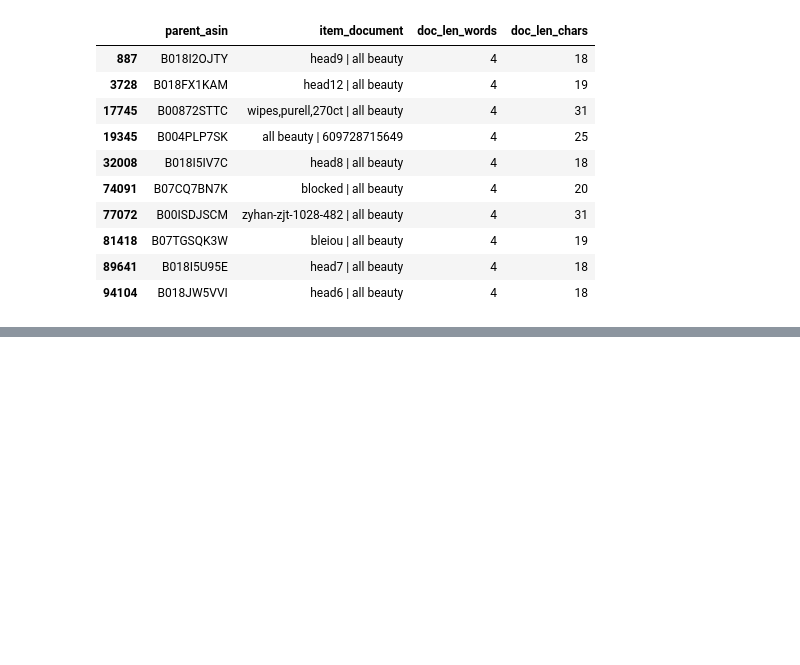
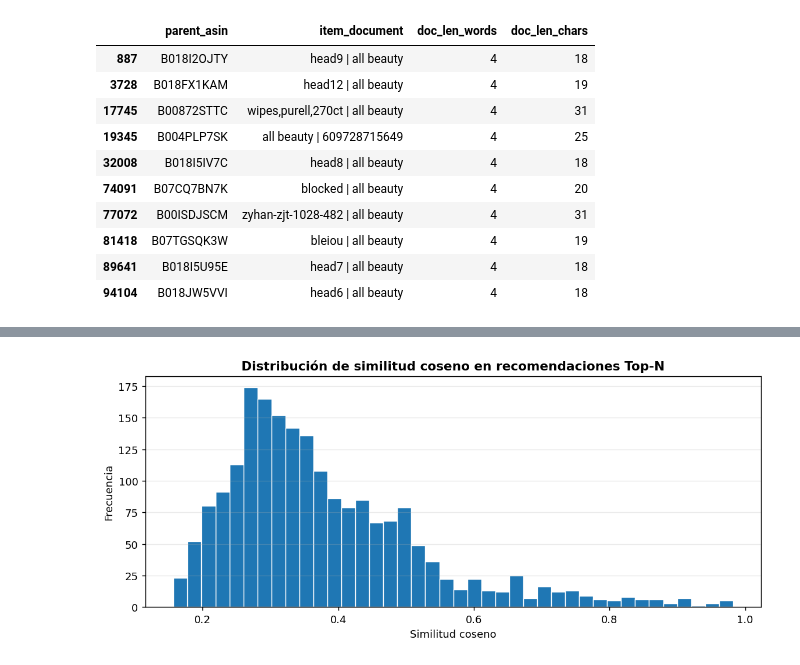
Before and after one commit to jwyangyin/TFM, a Jupyter notebook: TFM_Notebook_2_(Master_Data_Science)_Sistema_de_recomendación_basado_en_contenido_(Content_Based_Filtering).ipynb, the cells around one changed output, grey strips where cells are left out. Saved outputs shown, nothing was run; the diff lists cells and outputs as text; code cells hidden in the pictures; blank space fills up the shorter version.

```diff
--- a/TFM_Notebook_2_(Master_Data_Science)_Sistema_de_recomendación_basado_en_contenido_(Content_Based_Filtering).ipynb
+++ b/TFM_Notebook_2_(Master_Data_Science)_Sistema_de_recomendación_basado_en_contenido_(Content_Based_Filtering).ipynb
@@ -1853,0 +2037,12 @@ asimétrica, con muchos valores bajos y una cola derecha que concentre los ítem
+# %%
+# Histograma de similitudes:
+plt.figure(figsize=(9, 4), dpi=130)
+plt.hist(sims, bins=40, edgecolor="white", linewidth=0.8)
+plt.title("Distribución de similitud coseno en recomendaciones Top-N", fontweight="bold")
+plt.xlabel("Similitud coseno")
+plt.ylabel("Frecuencia")
+plt.grid(True, axis="y", alpha=0.25)
+plt.tight_layout()
+plt.show()
+# %% [output]
+[figure, added]
```
Also changed, not shown: parts of 22 cells of this notebook.
